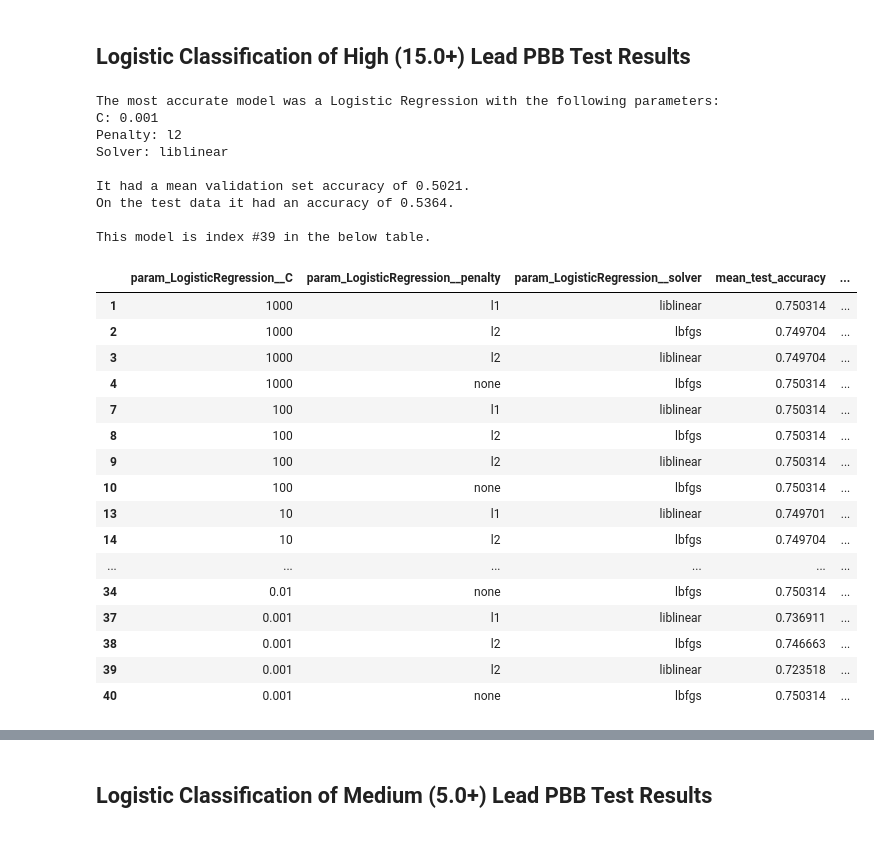
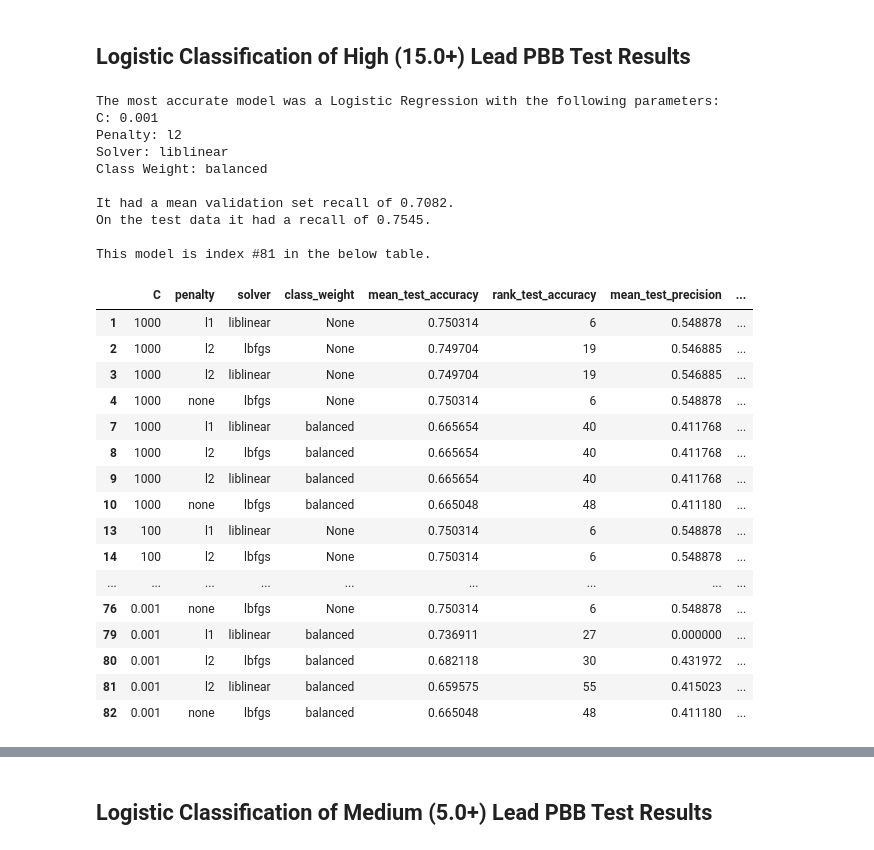
Before and after one commit to vbalza/chicago_water_lead, a Jupyter notebook: Logistic Model.ipynb, the cells around one changed output, grey strips where cells are left out. Drawn from its saved outputs; the diff is of its cells as text; code cells hidden in the pictures.

```diff
--- a/Logistic Model.ipynb
+++ b/Logistic Model.ipynb
@@ -127,7 +127,8 @@ pipe = pipe_sklearn([
 params = {
     'LogisticRegression__penalty': ['l1', 'l2', 'none'],
     'LogisticRegression__solver': ['lbfgs', 'liblinear'],
-    'LogisticRegression__C': [1000, 100, 10, 1, 0.1, 0.01, 0.001]
+    'LogisticRegression__C': [1000, 100, 10, 1, 0.1, 0.01, 0.001],
+    'LogisticRegression__class_weight': [None, 'balanced']
 }
 k = 10
 # %% [markdown]
@@ -142,54 +143,59 @@ grid_model_high_result = grid_model_high.fit(training_high_x, training_high_y)
 # %%
 p_high = grid_model_high_result.best_params_
 test_score = grid_model_high_result.score(
     X=test_high_x,
     y=test_high_y)
 print(f'''
-The most accurate model was a Logistic Regression with the following parameters:
+The best model was a Logistic Regression with the following parameters:
 C: {p_high['LogisticRegression__C']}
 Penalty: {p_high['LogisticRegression__penalty']}
 Solver: {p_high['LogisticRegression__solver']}
+Class Weight: {p_high['LogisticRegression__class_weight']}
 
-It had a mean validation set accuracy of {round(grid_model_high.best_score_, 4)}.
-On the test data it had an accuracy of {round(test_score, 4)}.
+It had a mean validation set recall of {round(grid_model_high.best_score_, 4)}.
+On the test data it had a recall of {round(test_score, 4)}.
 
 This model is index #{grid_model_high_result.best_index_} in the below table.
 ''')
-results_high_df = pd.DataFrame.from_dict(grid_model_high_result.cv_results_)[[
+results_high_df = (pd.DataFrame.from_dict(grid_model_high_result.cv_results_)[[
     'param_LogisticRegression__C', 'param_LogisticRegression__penalty',
-    'param_LogisticRegression__solver',
+    'param_LogisticRegression__solver', 'param_LogisticRegression__class_weight',
     'mean_test_accuracy', 'rank_test_accuracy', 'mean_test_precision',
     'rank_test_precision', 'mean_test_recall', 'rank_test_recall'
-]]
+]].rename(columns={
+    'param_LogisticRegression__C': 'C', 'param_LogisticRegression__penalty': 'penalty',
+    'param_LogisticRegression__solver': 'solver',
+    'param_LogisticRegression__class_weight': 'class_weight'}))
 # Gets rid of models where the solvers and params are incompatible
-results_high_df.dropna(axis=0)
+results_high_df.dropna(axis=0, subset=['mean_test_accuracy'])
 # %% [output]
 The most accurate model was a Logistic Regression with the following parameters:
 C: 0.001
 Penalty: l2
 Solver: liblinear
+Class Weight: balanced
 
-It had a mean validation set accuracy of 0.5021.
-On the test data it had an accuracy of 0.5364.
+It had a mean validation set recall of 0.7082.
+On the test data it had a recall of 0.7545.
 
-This model is index #39 in the below table.
+This model is index #81 in the below table.
-|  | param_LogisticRegression__C | param_LogisticRegression__penalty | param_LogisticRegression__solver | mean_test_accuracy | ... |
-| 1 | 1000 | l1 | liblinear | 0.750314 | ... |
-| 2 | 1000 | l2 | lbfgs | 0.749704 | ... |
-| 3 | 1000 | l2 | liblinear | 0.749704 | ... |
-| 4 | 1000 | none | lbfgs | 0.750314 | ... |
-| 7 | 100 | l1 | liblinear | 0.750314 | ... |
-| 8 | 100 | l2 | lbfgs | 0.750314 | ... |
-| 9 | 100 | l2 | liblinear | 0.750314 | ... |
-| 10 | 100 | none | lbfgs | 0.750314 | ... |
-| 13 | 10 | l1 | liblinear | 0.749701 | ... |
-| 14 | 10 | l2 | lbfgs | 0.749704 | ... |
-| ... | ... | ... | ... | ... | ... |
-| 34 | 0.01 | none | lbfgs | 0.750314 | ... |
-| 37 | 0.001 | l1 | liblinear | 0.736911 | ... |
-| 38 | 0.001 | l2 | lbfgs | 0.746663 | ... |
-| 39 | 0.001 | l2 | liblinear | 0.723518 | ... |
-| 40 | 0.001 | none | lbfgs | 0.750314 | ... |
+|  | C | penalty | solver | class_weight | mean_test_accuracy | rank_test_accuracy | mean_test_precision | ... |
+| 1 | 1000 | l1 | liblinear | None | 0.750314 | 6 | 0.548878 | ... |
+| 2 | 1000 | l2 | lbfgs | None | 0.749704 | 19 | 0.546885 | ... |
+| 3 | 1000 | l2 | liblinear | None | 0.749704 | 19 | 0.546885 | ... |
+| 4 | 1000 | none | lbfgs | None | 0.750314 | 6 | 0.548878 | ... |
+| 7 | 1000 | l1 | liblinear | balanced | 0.665654 | 40 | 0.411768 | ... |
+| 8 | 1000 | l2 | lbfgs | balanced | 0.665654 | 40 | 0.411768 | ... |
+| 9 | 1000 | l2 | liblinear | balanced | 0.665654 | 40 | 0.411768 | ... |
+| 10 | 1000 | none | lbfgs | balanced | 0.665048 | 48 | 0.411180 | ... |
+| 13 | 100 | l1 | liblinear | None | 0.750314 | 6 | 0.548878 | ... |
+| 14 | 100 | l2 | lbfgs | None | 0.750314 | 6 | 0.548878 | ... |
+| ... | ... | ... | ... | ... | ... | ... | ... | ... |
+| 76 | 0.001 | none | lbfgs | None | 0.750314 | 6 | 0.548878 | ... |
+| 79 | 0.001 | l1 | liblinear | balanced | 0.736911 | 27 | 0.000000 | ... |
+| 80 | 0.001 | l2 | lbfgs | balanced | 0.682118 | 30 | 0.431972 | ... |
+| 81 | 0.001 | l2 | liblinear | balanced | 0.659575 | 55 | 0.415023 | ... |
+| 82 | 0.001 | none | lbfgs | balanced | 0.665048 | 48 | 0.411180 | ... |
 # %%
 best_model_high = LogisticRegression(
     C=p_high['LogisticRegression__C'],
```
Also changed, not shown: parts of 8 cells of this notebook, 1 other file.
